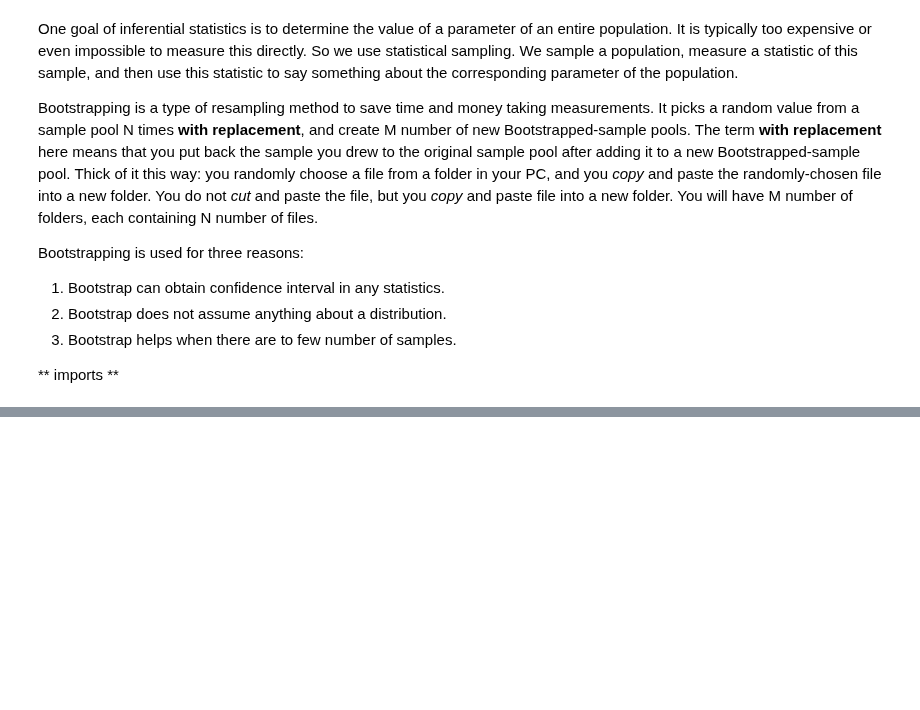
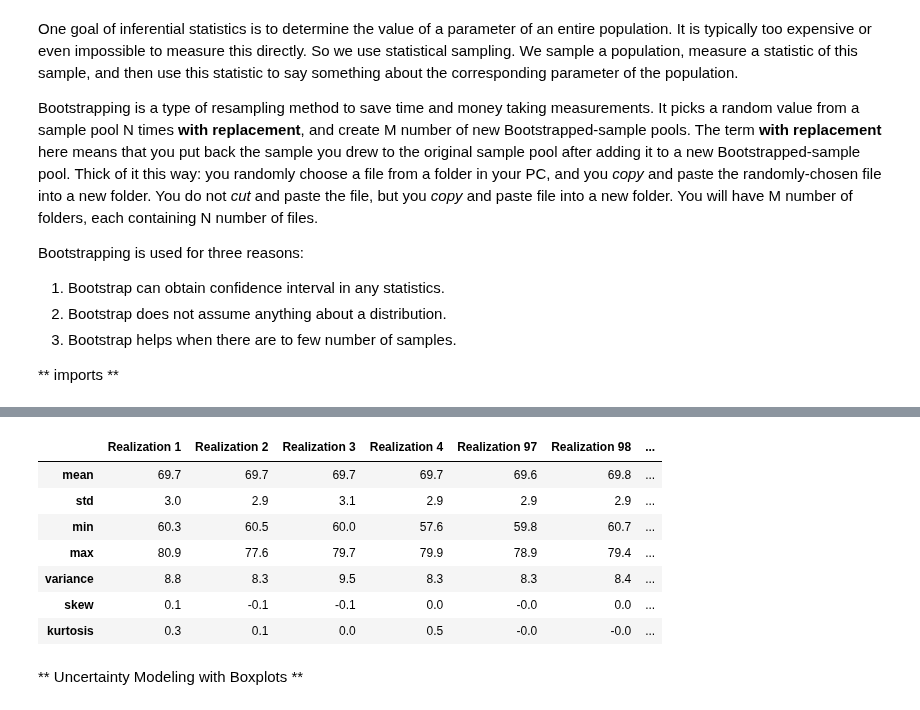
Before and after one commit to aegis4048/Petroleum_Engineering, a Jupyter notebook: Data Analysis/Uncertainty Modeling with Bootstrap Simulation.ipynb, the cells around one changed output, grey strips where cells are left out. Cells and saved outputs as stored; diff of their text form; code cells hidden in the pictures; blank space fills up the shorter version.

Commit message:
bootstrap1

```diff
--- a/Data Analysis/Uncertainty Modeling with Bootstrap Simulation.ipynb
+++ b/Data Analysis/Uncertainty Modeling with Bootstrap Simulation.ipynb
@@ -33,3 +42,6 @@ Bootstrap simulation can be run to obtain confidence intervals in various popula
 ### 1.1 Initial Data From the US Census Bureau
 
 From the U.S. Census Bureau, you obtained the mean and standard deviation values for the US males and females height. The distribution is Gaussian, and the statistics are as follows:
+# %%
+census_data = pd.DataFrame(data=[[69.7], [2.9]], columns=['Male Height (inches)'], index=['mean', 'stdev'])
+census_data
@@ -35,0 +65,4 @@ From the U.S. Census Bureau, you obtained the mean and standard deviation values
+# %%
+monte_iter = 1000
+male       = np.random.normal(census_data['Male Height (inches)']['mean'], census_data['Male Height (inches)']['stdev'], monte_iter)
+monte_data = pd.DataFrame([male], index=['Male Height (inches)']).T
@@ -35,0 +105,11 @@ From the U.S. Census Bureau, you obtained the mean and standard deviation values
+# %%
+bootstrap_iter = 100
+monte_iter = 1000
+
+# monte_data = pd.DataFrame([male, female], index=['Male (inches)', 'Female (inches)']).T
+
+realizations_male = []
+realizations_female = []
+for i in range(bootstrap_iter):
+    male = np.random.normal(census_data['Male Height (inches)']['mean'], census_data['Male Height (inches)']['stdev'], monte_iter)
+    realizations_male.append(male)
@@ -35,0 +118,6 @@ From the U.S. Census Bureau, you obtained the mean and standard deviation values
+# %%
+columns = ['Realization ' + str(i + 1) for i in range(bootstrap_iter)]
+index = [str(i + 1) for i in range(monte_iter)]
+df_male = pd.DataFrame(realizations_male, index=columns, columns=index)
+df_male.index.name = 'Monte-Carlo Iteration'
+df_male.round(1).T.iloc[[0, 1, 2, 997, 998, 999], [0, 1, 2, 3, 96, 97, 98, 99]]
@@ -35,0 +136,19 @@ From the U.S. Census Bureau, you obtained the mean and standard deviation values
+# %%
+df_male.index.name = ''
+df_male_summary = df_male.T.describe().T[['mean', 'std', 'min', 'max']]
+df_male_summary['variance'] = df_male.T.var()
+df_male_summary['skew'] = df_male.T.skew()
+df_male_summary['kurtosis'] = df_male.T.kurtosis()
+
+df_male_summary.round(1).T.iloc[:, [0, 1, 2, 3, 96, 97, 98, 99]]
+# %% [output]
+|  | Realization 1 | Realization 2 | Realization 3 | Realization 4 | Realization 97 | Realization 98 | ... |
+| mean | 69.7 | 69.7 | 69.7 | 69.7 | 69.6 | 69.8 | ... |
+| std | 3.0 | 2.9 | 3.1 | 2.9 | 2.9 | 2.9 | ... |
+| min | 60.3 | 60.5 | 60.0 | 57.6 | 59.8 | 60.7 | ... |
+| max | 80.9 | 77.6 | 79.7 | 79.9 | 78.9 | 79.4 | ... |
+| variance | 8.8 | 8.3 | 9.5 | 8.3 | 8.3 | 8.4 | ... |
+| skew | 0.1 | -0.1 | -0.1 | 0.0 | -0.0 | 0.0 | ... |
+| kurtosis | 0.3 | 0.1 | 0.0 | 0.5 | -0.0 | -0.0 | ... |
+# %% [markdown]
+** Uncertainty Modeling with Boxplots **
```
Also changed, not shown: parts of 25 cells of this notebook.
